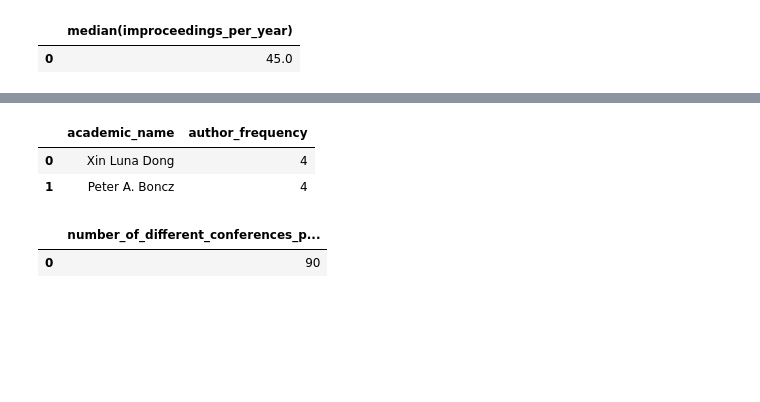
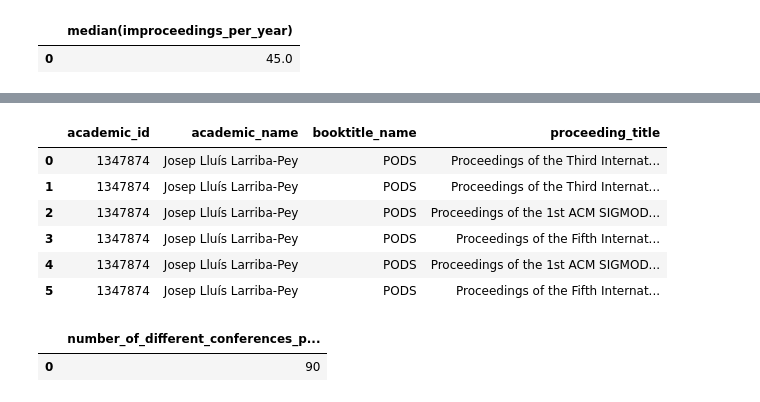
Before and after one commit to OGnTn/daos_project, a Jupyter notebook: duck_queries.ipynb, the cells around one changed output, grey strips where cells are left out. Cells and saved outputs as stored; diff of their text form; code cells hidden in the pictures; blank space fills up the shorter version.

```diff
--- a/duck_queries.ipynb
+++ b/duck_queries.ipynb
@@ -150,26 +172,57 @@ duckdb.query(queryM4).to_df()
 # %%
-#queryM5 = "SELECT COUNT(academic.academic_name) AS author_frequency, academic.academic_name FROM academic JOIN editor_proceeding ON academic.academic_id=editor_proceeding.academic_id JOIN proceeding ON proceeding.proceeding_id=editor_proceeding.proceeding_id WHERE proceeding.proceeding_title LIKE '%PODS%' GROUP BY academic.academic_name ORDER BY author_frequency DESC"
+#queryM5_1 = """SELECT COUNT(academic.academic_name) AS author_frequency, academic.academic_name FROM academic JOIN editor_proceeding ON academic.academic_id=editor_proceeding.academic_id JOIN proceeding ON proceeding.proceeding_id=editor_proceeding.proceeding_id WHERE proceeding.proceeding_title LIKE '%PODS%' GROUP BY academic.academic_name ORDER BY author_frequency DESC"
+
+#Duplicates proceedings
+queryM5_0 = """
+            SELECT academic.academic_id, academic.academic_name, booktitle.booktitle_name, proceeding.proceeding_title
+            FROM academic
+            JOIN editor_proceeding ON academic.academic_id=editor_proceeding.academic_id
+            JOIN proceeding ON proceeding.proceeding_id=editor_proceeding.proceeding_id
+            JOIN booktitle_proceeding ON proceeding.proceeding_id=booktitle_proceeding.proceeding_id
+            JOIN booktitle ON booktitle.booktitle_id=booktitle_proceeding.booktitle_id
+            WHERE booktitle.booktitle_name LIKE '%PODS%'
+            AND
+            academic.academic_name LIKE '%Josep L%'"""
+
+queryM5_1 = """
+            SELECT COUNT(academic.academic_id) AS author_frequency, ANY_VALUE(academic.academic_name)
+            FROM academic
+            JOIN editor_proceeding ON academic.academic_id=editor_proceeding.academic_id
+            JOIN proceeding ON proceeding.proceeding_id=editor_proceeding.proceeding_id
+            JOIN booktitle_proceeding ON proceeding.proceeding_id=booktitle_proceeding.proceeding_id
+            JOIN booktitle ON booktitle.booktitle_id=booktitle_proceeding.booktitle_id
+            WHERE booktitle.booktitle_name LIKE '%PODS%'
+            GROUP BY academic.academic_id
+            ORDER BY author_frequency DESC"""
+
+
 queryM5 = """
             SELECT academic_name, author_frequency FROM
             (SELECT COUNT(academic.academic_name) AS author_frequency, academic.academic_name
             FROM academic
             JOIN editor_proceeding ON academic.academic_id=editor_proceeding.academic_id
             JOIN proceeding ON proceeding.proceeding_id=editor_proceeding.proceeding_id
-            WHERE proceeding.proceeding_title LIKE '%PODS%'
-            GROUP BY academic.academic_name
-            ORDER BY author_frequency DESC)
+            JOIN booktitle_proceeding ON proceeding.proceeding_id=booktitle_proceeding.proceeding_id
+            JOIN booktitle ON booktitle.booktitle_id=booktitle_proceeding.booktitle_id
+            WHERE booktitle.booktitle_name LIKE '%PODS%'
+            GROUP BY academic.academic_name)
             WHERE author_frequency = (SELECT MAX(author_frequency) FROM     (SELECT COUNT(academic.academic_name) AS author_frequency, academic.academic_name
                                                                             FROM academic
                                                                             JOIN editor_proceeding ON academic.academic_id=editor_proceeding.academic_id
                                                                             JOIN proceeding ON proceeding.proceeding_id=editor_proceeding.proceeding_id
-                                                                            WHERE proceeding.proceeding_title LIKE '%PODS%'
-                                                                            GROUP BY academic.academic_name
-                                                                            ORDER BY author_frequency DESC))"""
-duckdb.query(queryM5).to_df()
+                                                                            JOIN booktitle_proceeding ON proceeding.proceeding_id=booktitle_proceeding.proceeding_id
+                                                                            JOIN booktitle ON booktitle.booktitle_id=booktitle_proceeding.booktitle_id
+                                                                            WHERE booktitle.booktitle_name LIKE '%PODS%'
+                                                                            GROUP BY academic.academic_name))"""
+duckdb.query(queryM5_0).to_df()
 # %% [output]
-|  | academic_name | author_frequency |
-| 0 | Xin Luna Dong | 4 |
-| 1 | Peter A. Boncz | 4 |
+|  | academic_id | academic_name | booktitle_name | proceeding_title |
+| 0 | 1347874 | Josep Lluís Larriba-Pey | PODS | Proceedings of the Third Internat... |
+| 1 | 1347874 | Josep Lluís Larriba-Pey | PODS | Proceedings of the Third Internat... |
+| 2 | 1347874 | Josep Lluís Larriba-Pey | PODS | Proceedings of the 1st ACM SIGMOD... |
+| 3 | 1347874 | Josep Lluís Larriba-Pey | PODS | Proceedings of the Fifth Internat... |
+| 4 | 1347874 | Josep Lluís Larriba-Pey | PODS | Proceedings of the 1st ACM SIGMOD... |
+| 5 | 1347874 | Josep Lluís Larriba-Pey | PODS | Proceedings of the Fifth Internat... |
 # %%
 #Find the academic with the most publishings, and give the academic_id back (together with the amount of publishings)
 queryM6_1 = """
```
Also changed, not shown: parts of 3 cells of this notebook.
